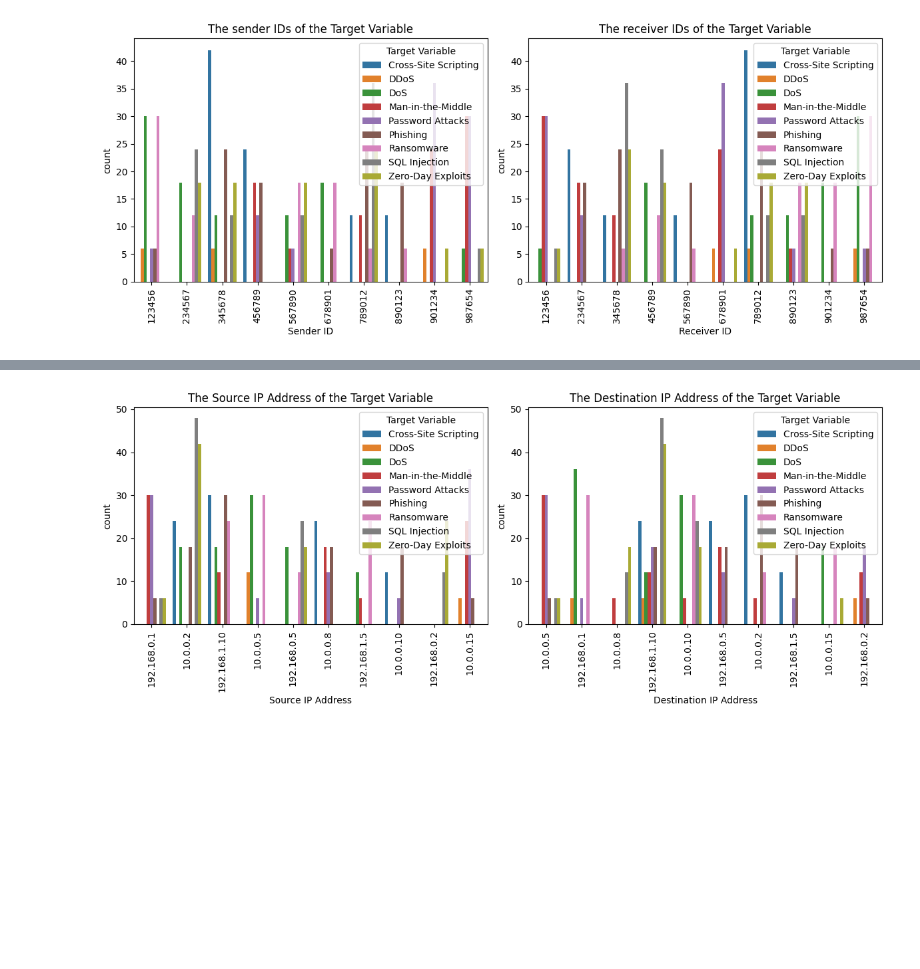
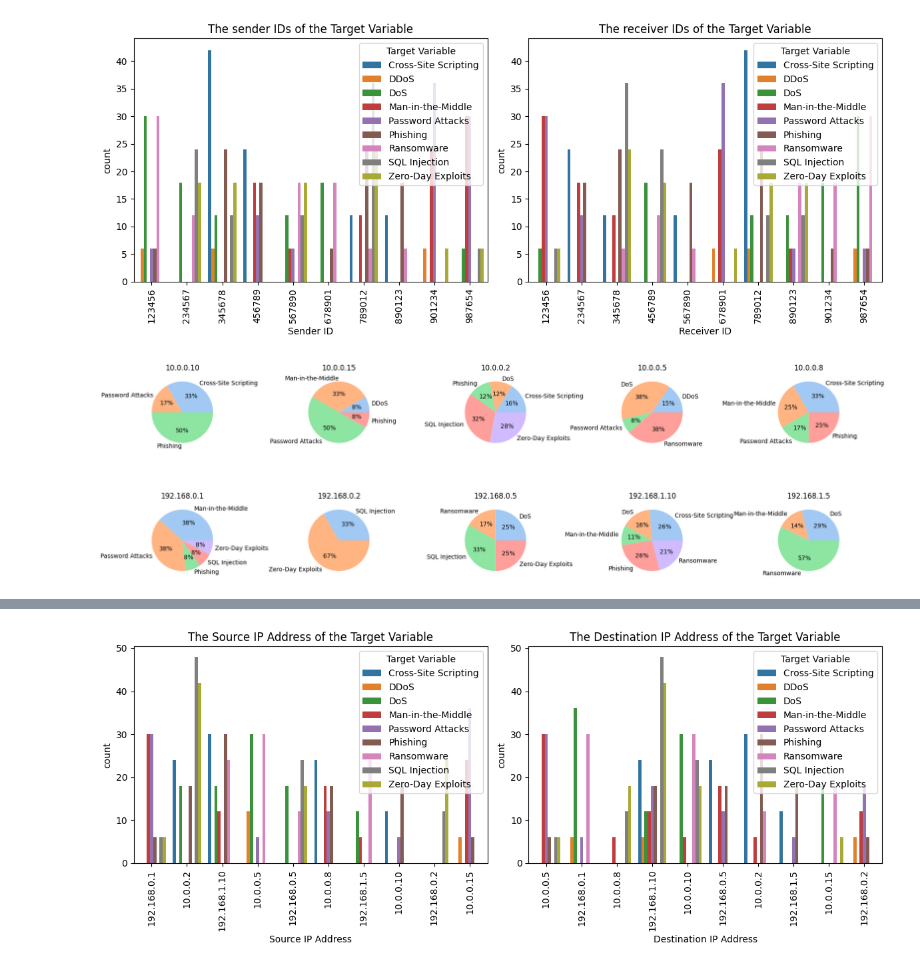
Before and after one commit to relmarrakchy/Apache-Hadoop-version-3, a Jupyter notebook: Cyber_threat_detection.ipynb, the cells around one changed output, grey strips where cells are left out. Drawn from its saved outputs; the diff is of its cells as text; code cells hidden in the pictures; blank space fills up the shorter version.

```diff
--- a/Cyber_threat_detection.ipynb
+++ b/Cyber_threat_detection.ipynb
@@ -293,3 +297,8 @@ plt.tight_layout()
 plt.show()
 # %% [output]
 [figure]
+# %%
+data = make_pie_data(dataset, "Source IP Address", "Target Variable")
+draw_pie_plot_ports(data)
+# %% [output]
+[figure, added]
```
Also changed, not shown: parts of 13 cells of this notebook.
